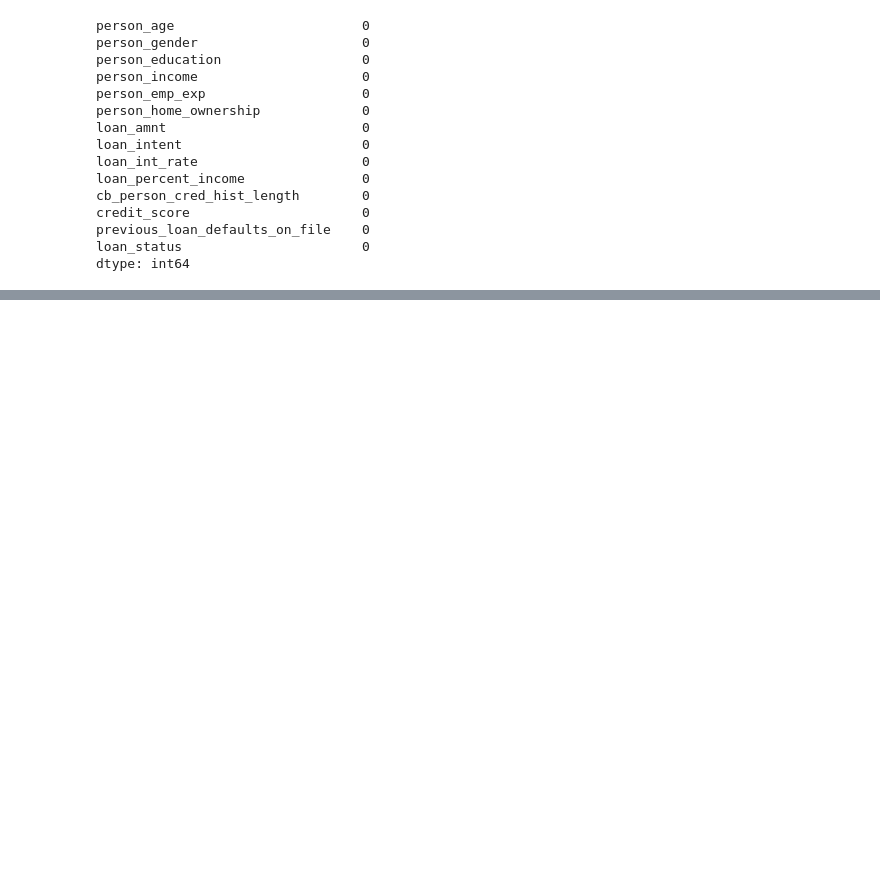
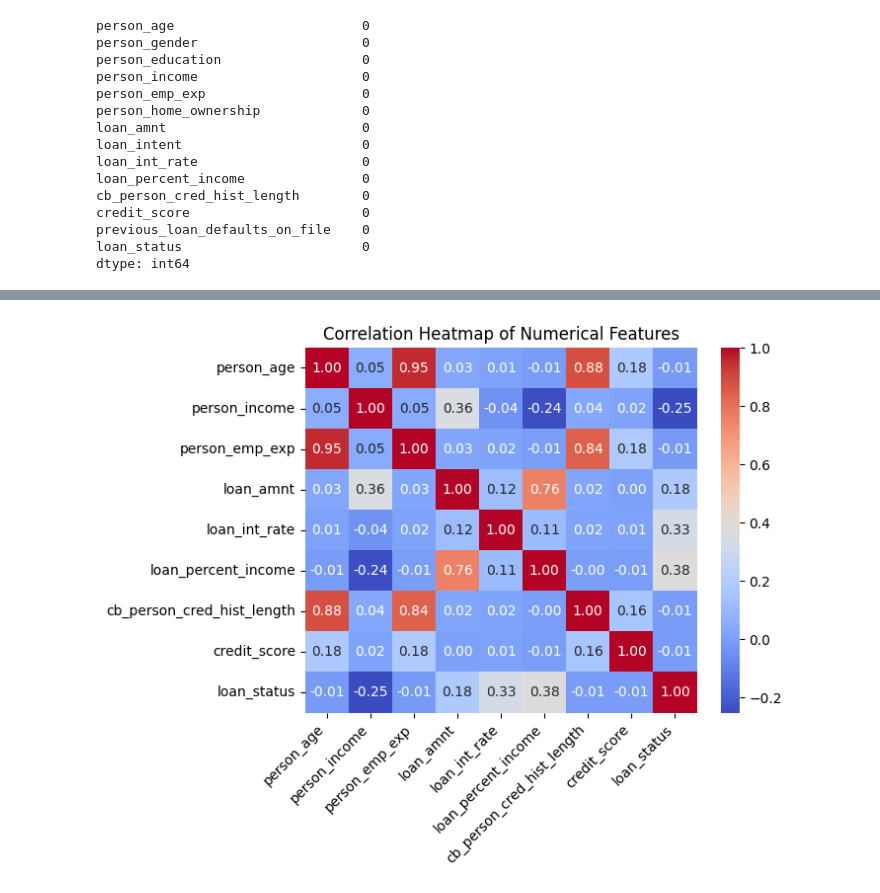
Before and after one commit to chaker88/ML-ZOOMCAMP-MidTermProject, a Jupyter notebook: notebook01_data_preprocessing.ipynb, the cells around one changed output, grey strips where cells are left out. Saved outputs shown, nothing was run; the diff lists cells and outputs as text; code cells hidden in the pictures; blank space fills up the shorter version.

```diff
--- a/notebook01_data_preprocessing.ipynb
+++ b/notebook01_data_preprocessing.ipynb
@@ -33,0 +174,12 @@ dtype: int64
+# %%
+df_correlation = df[numerical_columns].corr()
+sns.heatmap(df_correlation,annot= True,fmt=".2f",cmap="coolwarm")
+
+plt.title("Correlation Heatmap of Numerical Features")
+
+# Rotate x-axis labels for better readability
+plt.xticks(rotation=45, ha='right')
+plt.yticks(rotation=0)
+plt.show();
+# %% [output]
+[figure, added]
```
Also changed, not shown: parts of 20 cells of this notebook.
